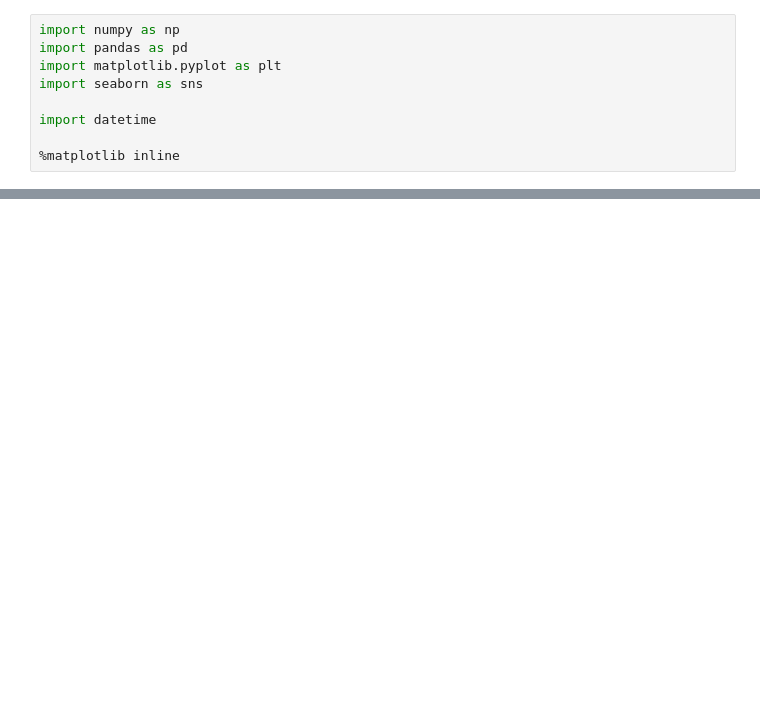
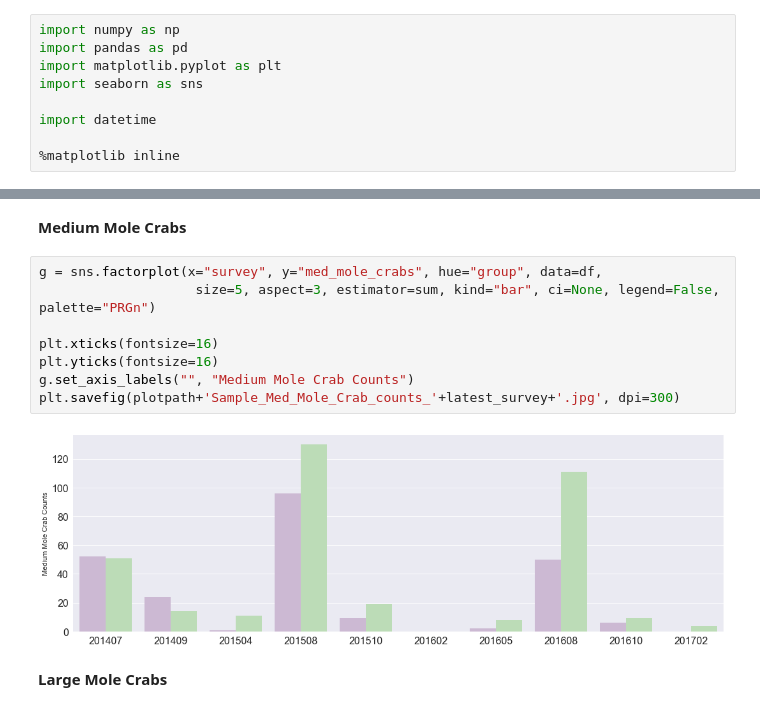
Before and after one commit to pjparis/PeaIslandBeachMonitoring, a Jupyter notebook: PlotGroup6_Bio_Counts.ipynb, the cells around one changed output, grey strips where cells are left out. Saved outputs shown, nothing was run; the diff lists cells and outputs as text; blank space fills up the shorter version.

```diff
--- a/PlotGroup6_Bio_Counts.ipynb
+++ b/PlotGroup6_Bio_Counts.ipynb
@@ -72,0 +88,14 @@ df1.describe()
+# %% [markdown]
+**Medium Mole Crabs**
+# %%
+g = sns.factorplot(x="survey", y="med_mole_crabs", hue="group", data=df,
+                    size=5, aspect=3, estimator=sum, kind="bar", ci=None, legend=False, palette="PRGn")
+
+plt.xticks(fontsize=16)
+plt.yticks(fontsize=16)
+g.set_axis_labels("", "Medium Mole Crab Counts")
+plt.savefig(plotpath+'Sample_Med_Mole_Crab_counts_'+latest_survey+'.jpg', dpi=300)
+# %% [output]
+[figure, added]
+# %% [markdown]
+**Large Mole Crabs**
```
Also changed, not shown: parts of 20 cells of this notebook, 9 other files.
